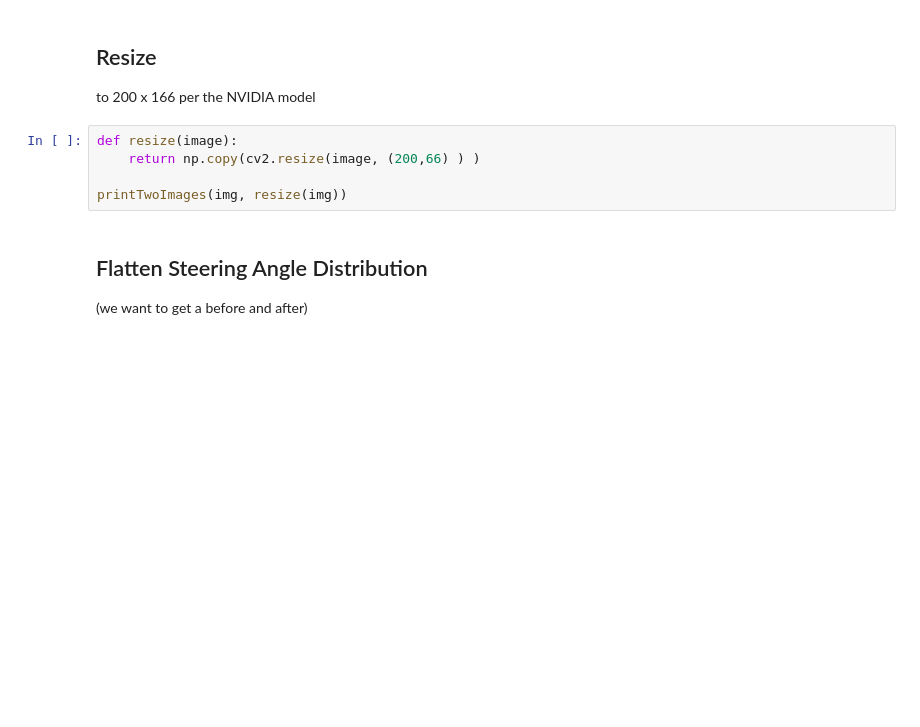
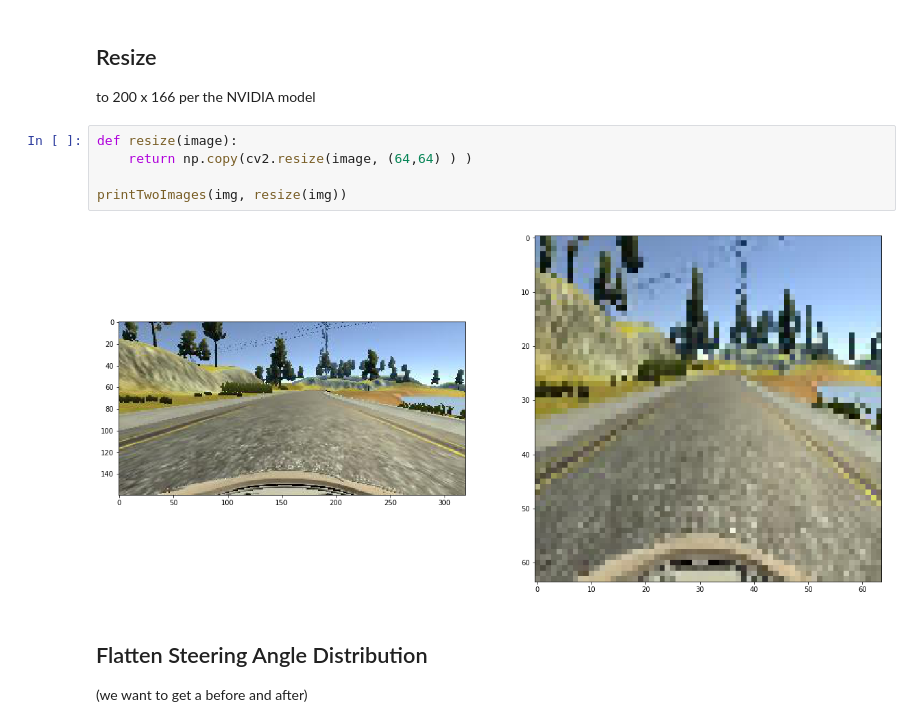
Before and after one commit to leclair-7/CarND-Behavioral-Cloning-P3, a Jupyter notebook: Preprocessing-Concepts.ipynb, the cells around one changed output. Cells and saved outputs as stored; diff of their text form; blank space fills up the shorter version.

```diff
--- a/Preprocessing-Concepts.ipynb
+++ b/Preprocessing-Concepts.ipynb
@@ -181,9 +206,11 @@ print(an_image)
 to 200 x 166 per the NVIDIA model
 # %%
 def resize(image):
-    return np.copy(cv2.resize(image, (200,66) ) )
+    return np.copy(cv2.resize(image, (64,64) ) )
 
 printTwoImages(img, resize(img))
+# %% [output]
+[figure, added]
 # %% [markdown]
 ## Flatten Steering Angle Distribution
 (we want to get a before and after)
```
Also changed, not shown: parts of 9 cells of this notebook, 4 other files.
